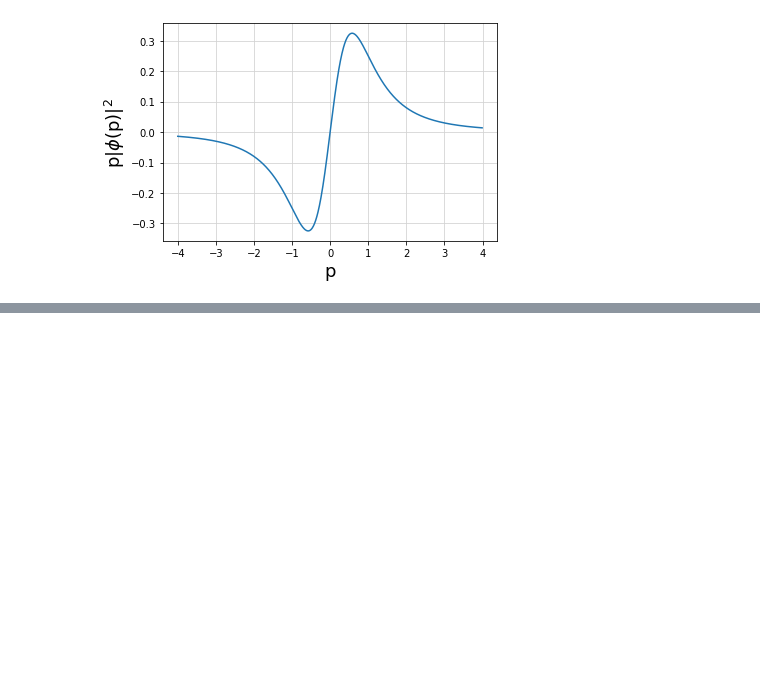
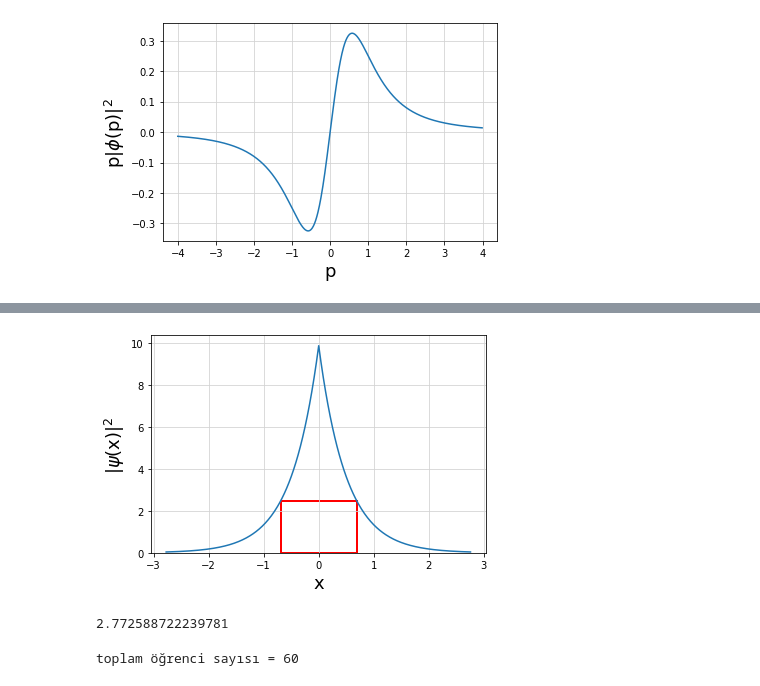
Before and after one commit to mkarakoc/Kuantum_Fizigi, a Jupyter notebook: programlar/MomentumUzayindaDF.ipynb, the cells around one changed output, grey strips where cells are left out. Saved outputs shown, nothing was run; the diff lists cells and outputs as text; code cells hidden in the pictures; blank space fills up the shorter version.

```diff
--- a/programlar/MomentumUzayindaDF.ipynb
+++ b/programlar/MomentumUzayindaDF.ipynb
@@ -30,0 +48,34 @@ plt.show()
+# %%
+def A(x, N=1, alpha=1):
+    return N*pi*exp(-alpha*abs(x))/alpha
+
+N, alpha = 1, 1
+delX = log(4)/alpha
+
+ks = arange(-2*delX, 2*delX, 2*delX/200)
+Ak2 = [A(k)**2 for k in ks]
+
+plt.plot(ks, Ak2)
+plt.bar(0, A(0)**2/4, delX, fill=False, linewidth=2, edgecolor='red')
+
+plt.xlabel('x', fontsize=18)
+plt.ylabel('|$\psi$(x)|$^2$', fontsize=18)
+plt.grid(zorder=-999, color='lightgray')
+plt.show()
+# %% [output]
+[figure, added]
+# %%
+delX * delK
+# %% [output]
+2.772588722239781
+# %%
+x = [0, 1, 0, 2, 6, 3, 13, 16, 9, 7, 2, 1]
+xn = [[bins[i]]*xi for i, xi in enumerate(x)]
+xnn = []
+for xni in xn:
+    xnn.extend(xni)
+
+ogrenci_sayisi = sum(x)
+print('toplam öğrenci sayısı =', ogrenci_sayisi)
+# %% [output]
+toplam öğrenci sayısı = 60
```
Also changed, not shown: parts of 8 cells of this notebook.
